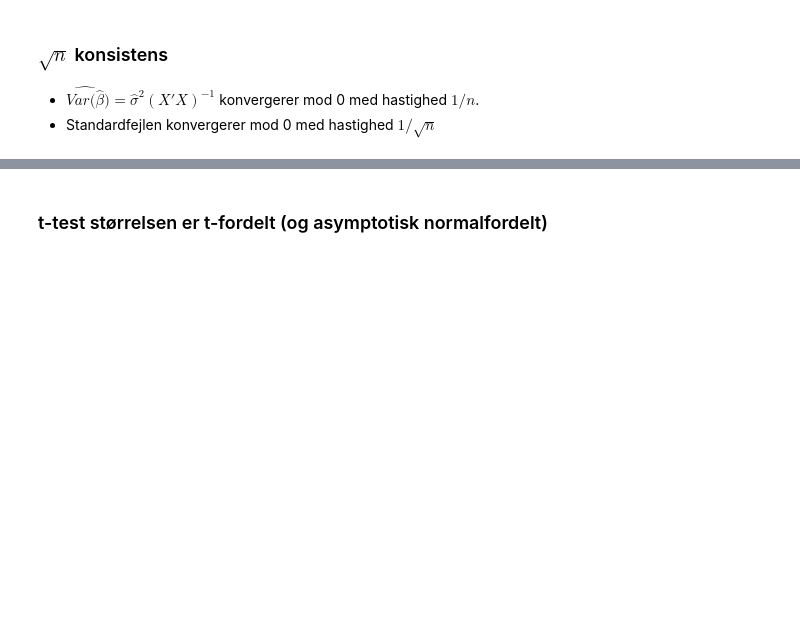
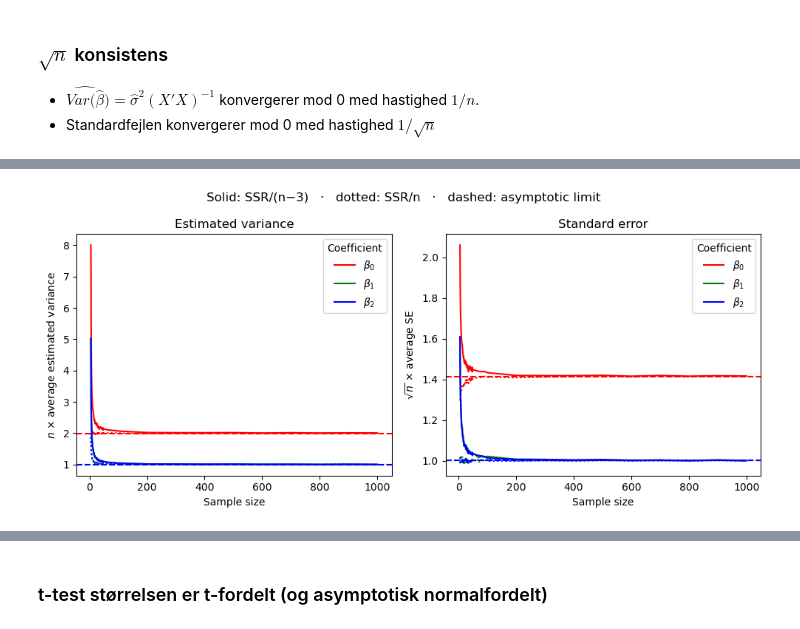
Before and after one commit to bschjerning/EconometricsA, a Jupyter notebook: 1_lectures/06_simulation/06_simulation_examples.ipynb, the cells around one changed output, grey strips where cells are left out. Saved outputs shown, nothing was run; the diff lists cells and outputs as text; code cells hidden in the pictures; blank space fills up the shorter version.

```diff
--- a/1_lectures/06_simulation/06_simulation_examples.ipynb
+++ b/1_lectures/06_simulation/06_simulation_examples.ipynb
@@ -433,9 +459,0 @@ plt.show()
-# %%
-sqrt_Avar = np.sqrt(np.diag(Avar))
-for k, beta in enumerate(beta0):
-    plt.plot(N, np.sqrt(N).reshape(-1, 1)*mean_se)
-    plt.axhline(y=sqrt_Avar[k],  color=col[k], linestyle='--', label=r'$\sqrt{\sigma^2A^{-1}}_{\beta_{k+1}}$')
-plt.xlabel('Sample size')
-plt.ylabel(r'$\sqrt{n}$se($\hat{\beta}$)')
-plt.legend()
-plt.show()
@@ -443,0 +474,29 @@ plt.show()
+# %%
+with plt.rc_context({'font.size': 10}):
+    fig, axes = plt.subplots(1, 2, figsize=(10, 4.5))
+
+    df_factor = (N - 3) / N  # SSR/n versus SSR/(n-3), with three coefficients
+
+    for k, beta in enumerate(beta0):
+        # Variance: n times the Monte Carlo average of the estimated variance.
+        axes[0].plot(N, N * mean_var[:, k], color=col[k], label=rf'$\beta_{k}$')
+        axes[0].plot(N, N * df_factor * mean_var[:, k], color=col[k], linestyle=':')
+        axes[0].axhline(Avar[k, k], color=col[k], linestyle='--')
+
+        # Standard error: sqrt(n) times the Monte Carlo average SE.
+        axes[1].plot(N, np.sqrt(N) * mean_se[:, k], color=col[k], label=rf'$\beta_{k}$')
+        axes[1].plot(N, np.sqrt(N * df_factor) * mean_se[:, k],
+                    color=col[k], linestyle=':')
+        axes[1].axhline(np.sqrt(Avar[k, k]), color=col[k], linestyle='--')
+
+    axes[0].set(title='Estimated variance', xlabel='Sample size',
+                ylabel=r'$n$ × average estimated variance')
+    axes[1].set(title='Standard error', xlabel='Sample size',
+                ylabel=r'$\sqrt{n}$ × average SE')
+    for ax in axes:
+        ax.legend(title='Coefficient', loc='upper right')
+    fig.suptitle('Solid: SSR/(n−3)   ·   dotted: SSR/n   ·   dashed: asymptotic limit')
+    fig.tight_layout()
+    plt.show()
+# %% [output]
+[figure, added]
```
Also changed, not shown: parts of 26 cells of this notebook.
